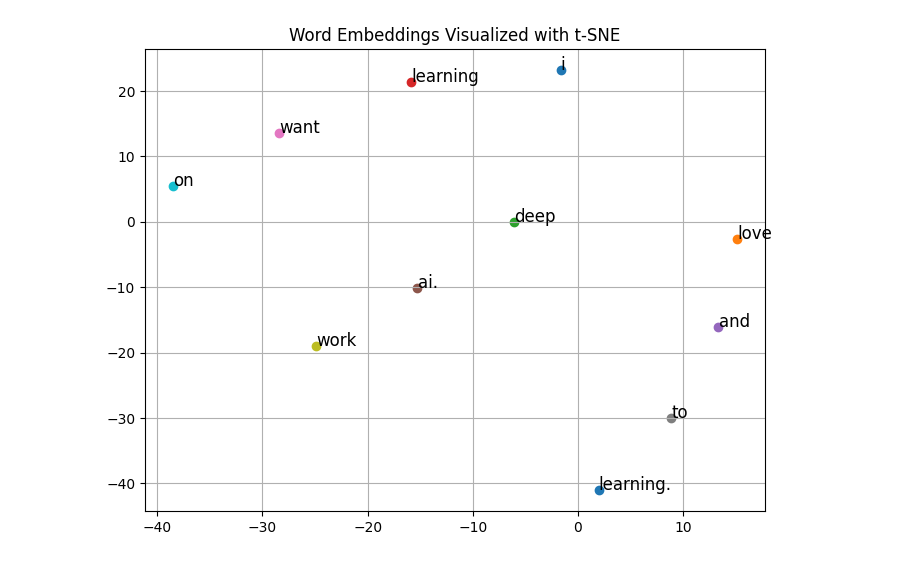
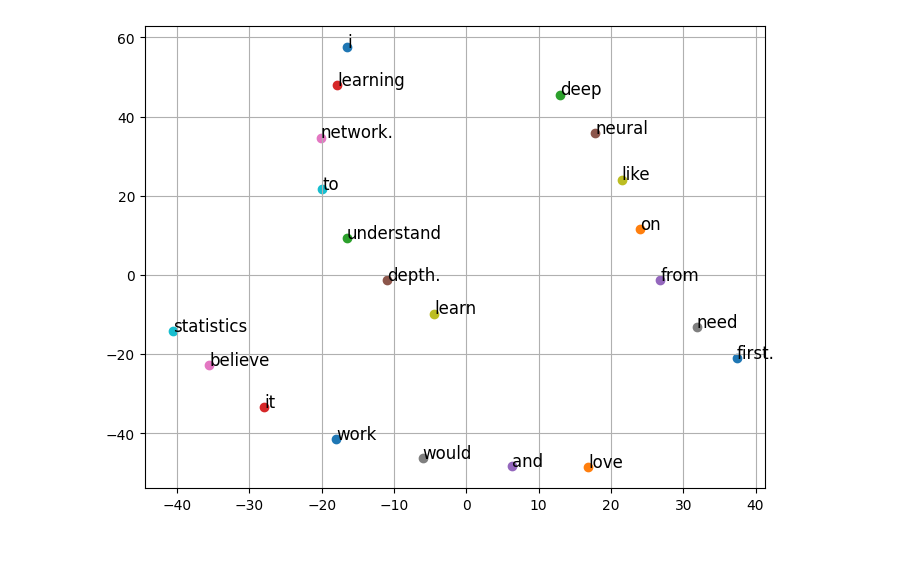
Before and after one commit to subhojitdas/saturn, a Jupyter notebook: src/w2v/skip_gram_w2v.ipynb, the cells around one changed output. Drawn from its saved outputs; the diff is of its cells as text; code cells hidden in the pictures.

```diff
--- a/src/w2v/skip_gram_w2v.ipynb
+++ b/src/w2v/skip_gram_w2v.ipynb
@@ -1,8 +1,10 @@
 # %%
 import numpy as np
 
-# corpus = "i love deep learning and neural network. I would like to work on deep learning to understand it from depth. I believe I would need to learn statistics first."
-corpus = "i love deep learning and AI. I want to work on deep learning."
+corpus = "i love deep learning and neural network. I would like to work on deep learning to understand it from depth. I believe I would need to learn statistics first."
+# corpus = "i love deep learning and AI. I want to work on deep learning."
+# with open('dataset/tiny_shakespeare.txt', 'r') as f:
+#     corpus = f.read()
 tokens = corpus.lower().split()
 # %%
 def dedup_list(seq):
@@ -50,9 +36,9 @@ def one_hot_encoding(word):
     vec[stoi[word]] = 1
     return vec
 # %%
-embedding_dim = 5
-W1 = np.random.randn(vocab_size, embedding_dim)
-W2 = np.random.randn(embedding_dim, vocab_size)
+embedding_dim = 100
+W1 = np.random.randn(vocab_size, embedding_dim) * 0.01
+W2 = np.random.randn(embedding_dim, vocab_size) * 0.01
 # %%
 def softmax(x):
     ex = np.exp(x - np.max(x))
@@ -115,21 +117,20 @@ labels = [itos[i] for i in range(vocab_size)]
 # %%
 from sklearn.manifold import TSNE
 import matplotlib.pyplot as plt
 
-#Visualization t-SNE
+#Visualization with t-SNE
 def visualize_embeddings(embeddings, labels):
     tsne = TSNE(n_components=2, random_state=42, perplexity=5, n_iter=1000)
     reduced = tsne.fit_transform(embeddings)
 
     plt.figure(figsize=(8, 6))
     for i, label in enumerate(labels):
         x, y = reduced[i, :]
         plt.scatter(x, y)
         plt.annotate(label, (x + 0.01, y + 0.01), fontsize=12)
-    plt.title("Word Embeddings Visualized with t-SNE")
     plt.grid(True)
     plt.show()
 
 visualize_embeddings(embeddings, labels)
 # %% [output]
-[figure, old version]
+[figure, new version]
```
Also changed, not shown: parts of 4 cells of this notebook, 3 other files.
